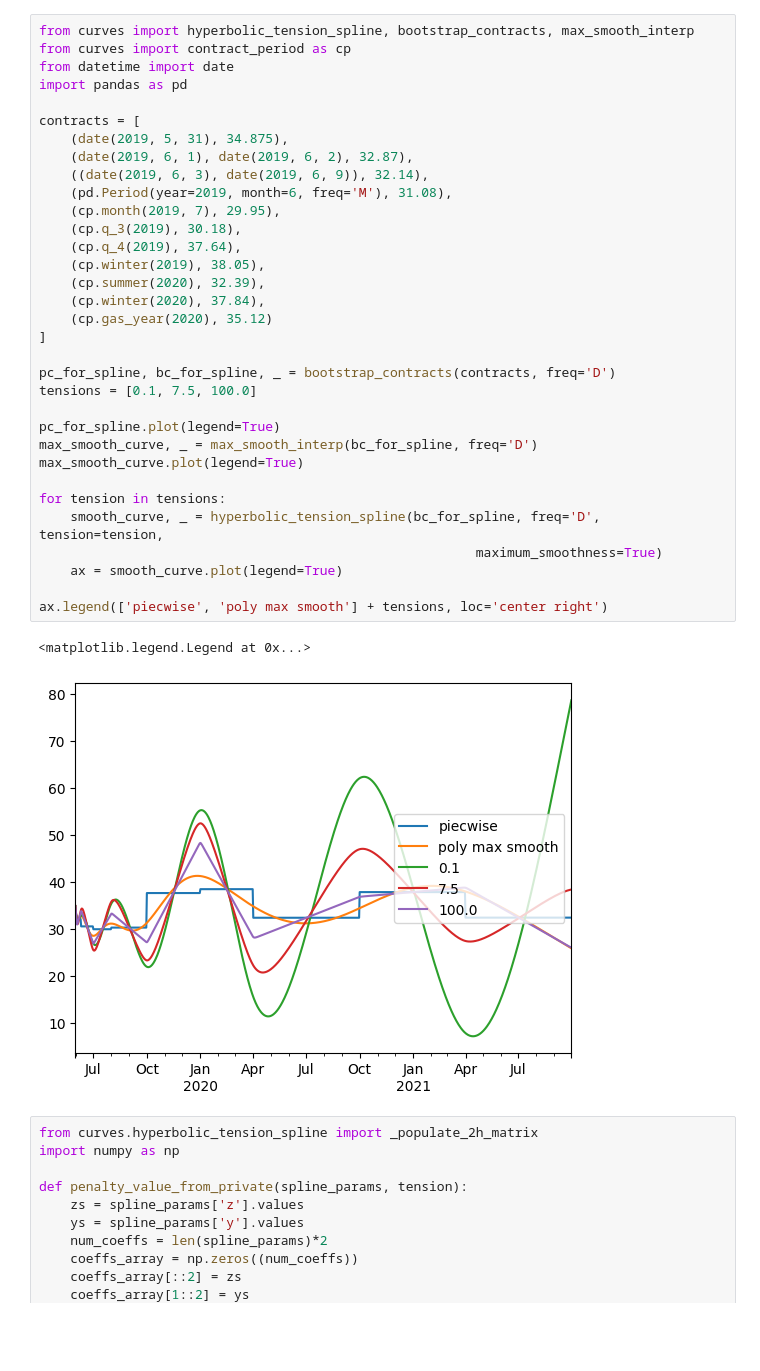
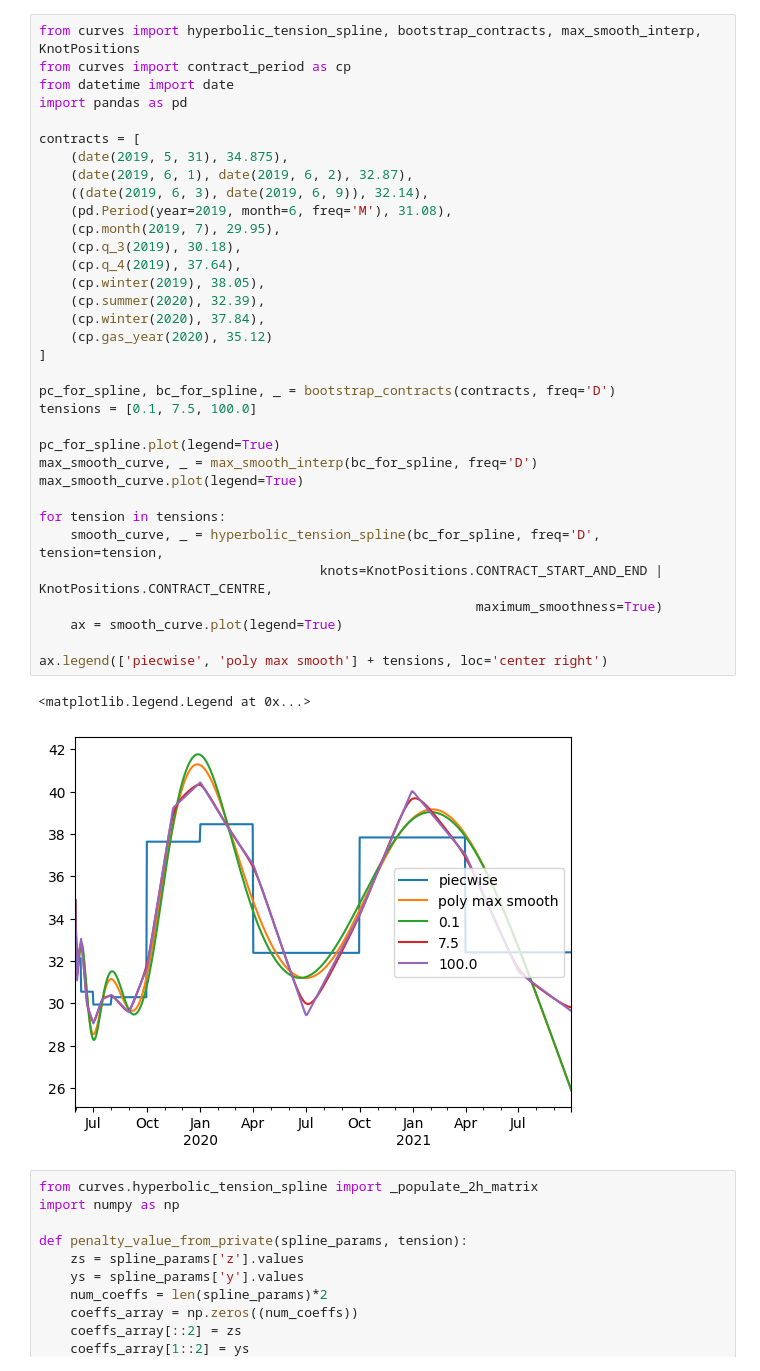
Before and after one commit to tpberntsen/curves, a Jupyter notebook: samples/python/scratchpads/hyperbolic_tension_spline_scratchpad.ipynb, the cells around one changed output. Saved outputs shown, nothing was run; the diff lists cells and outputs as text; blank space fills up the shorter version.

```diff
--- a/samples/python/scratchpads/hyperbolic_tension_spline_scratchpad.ipynb
+++ b/samples/python/scratchpads/hyperbolic_tension_spline_scratchpad.ipynb
@@ -1,39 +1,40 @@
 # %%
-from curves import hyperbolic_tension_spline, bootstrap_contracts, max_smooth_interp
+from curves import hyperbolic_tension_spline, bootstrap_contracts, max_smooth_interp, KnotPositions
 from curves import contract_period as cp
 from datetime import date
 import pandas as pd
 
 contracts = [
     (date(2019, 5, 31), 34.875),
     (date(2019, 6, 1), date(2019, 6, 2), 32.87),
     ((date(2019, 6, 3), date(2019, 6, 9)), 32.14),
     (pd.Period(year=2019, month=6, freq='M'), 31.08),
     (cp.month(2019, 7), 29.95),
     (cp.q_3(2019), 30.18),
     (cp.q_4(2019), 37.64),
     (cp.winter(2019), 38.05),
     (cp.summer(2020), 32.39),
     (cp.winter(2020), 37.84),
     (cp.gas_year(2020), 35.12)
 ]
 
 pc_for_spline, bc_for_spline, _ = bootstrap_contracts(contracts, freq='D')
 tensions = [0.1, 7.5, 100.0]
 
 pc_for_spline.plot(legend=True)
 max_smooth_curve, _ = max_smooth_interp(bc_for_spline, freq='D')
 max_smooth_curve.plot(legend=True)
 
 for tension in tensions:
     smooth_curve, _ = hyperbolic_tension_spline(bc_for_spline, freq='D', tension=tension,
+                                    knots=KnotPositions.CONTRACT_START_AND_END | KnotPositions.CONTRACT_CENTRE,
                                                         maximum_smoothness=True)
     ax = smooth_curve.plot(legend=True)
 
 ax.legend(['piecwise', 'poly max smooth'] + tensions, loc='center right')
 # %% [output]
 <matplotlib.legend.Legend at 0x...>
-[figure, old version]
+[figure, new version]
 # %%
 from curves.hyperbolic_tension_spline import _populate_2h_matrix
 import numpy as np
```
Also changed, not shown: parts of 3 cells of this notebook, 2 other files.
